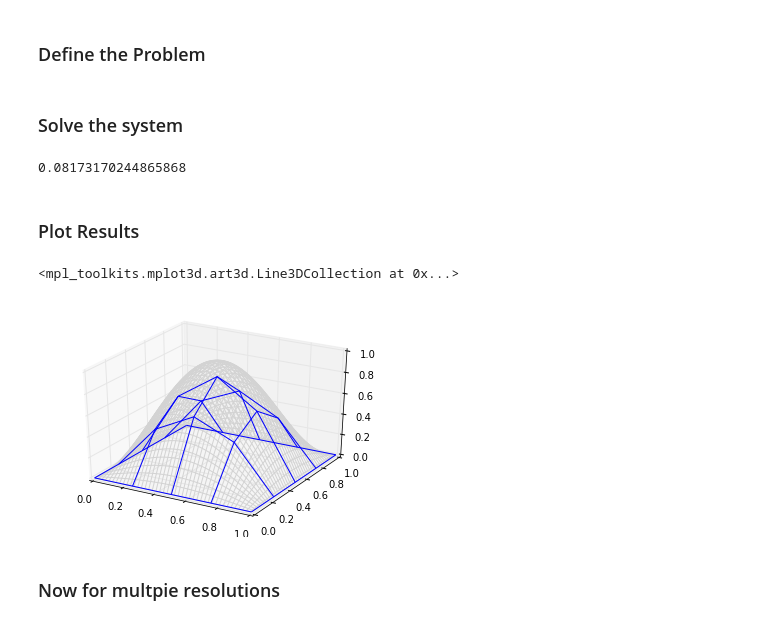
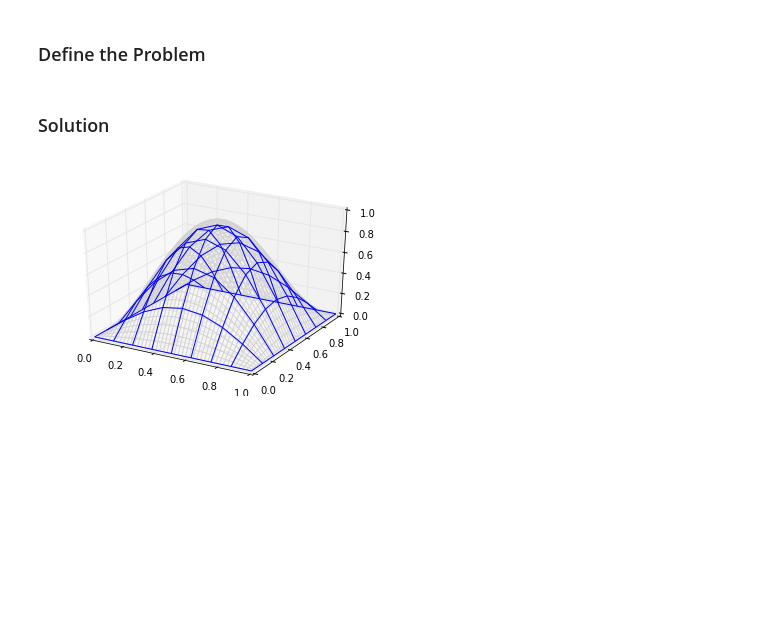
Before and after one commit to alcarney/polynomial_chaos, a Jupyter notebook: src/Problem_0.ipynb, the cells around one changed output. Drawn from its saved outputs; the diff is of its cells as text; code cells hidden in the pictures; blank space fills up the shorter version.

```diff
--- a/src/Problem_0.ipynb
+++ b/src/Problem_0.ipynb
@@ -18,47 +32,43 @@ or matplotlib.backends is imported for the first time.
 # %% [markdown]
 ### Define the Problem
 # %%
-N = 4
-
 def exact(x, y):
     return sin(pi * x) * sin(pi * y)
 
-parameters = (1,  [0, 0], 0)
+parameters = (1,  [0, 0], 1)
 
 def known_nodes(v):
     return abs(v[0]) == 1 or abs(v[1]) == 1 or v[0] == 0 or v[1] == 0
 
 def f(x, y):
       return (2*pi**2) * (sin(pi * x)) * (sin(pi * y))
-# %% [markdown]
-### Solve the system
-# %%
-results = solve_system(parameters, known_nodes, f, 4, exact)
-# %%
-results['err']
-# %% [output]
-0.08173170244865868
-# %% [markdown]
-### Plot Results
+# %% [markdown]
+### Solution
 # %%
 # Setup the axis to plot on
 fig = plt.figure()
 ax = fig.add_subplot(111, projection='3d')
 
 
 # Plot the exact solution
 X = np.linspace(0,1,128)
 Y = np.linspace(0,1,128)
 X, Y = np.meshgrid(X, Y)
 Z = np.sin(pi * X) * np.sin(pi * Y)
 ax.plot_wireframe(X, Y, Z, rstride=3, cstride=3, color='lightgrey')
 
-# Plot our approximation
-xs, ys = results['grid']
-U = results['U']
-ax.plot_wireframe(xs, ys, U, color='blue')
+err = []
+
+for N in [4, 8, 16, 32]:
+    # Solve the system
+    results = solve_system(parameters, known_nodes, f, N, exact)
+
+    if N == 8:
+        # Plot our approximation
+        xs, ys = results['grid']
+        U = results['U']
+        ax.plot_wireframe(xs, ys, U, color='blue')
+
+    err.append((N, results['err']))
 # %% [output]
-<mpl_toolkits.mplot3d.art3d.Line3DCollection at 0x...>
-[figure, old version]
+[figure, new version]
-# %% [markdown]
-### Now for multpie resolutions
```
Also changed, not shown: parts of 29 cells of this notebook, 6 other files.
